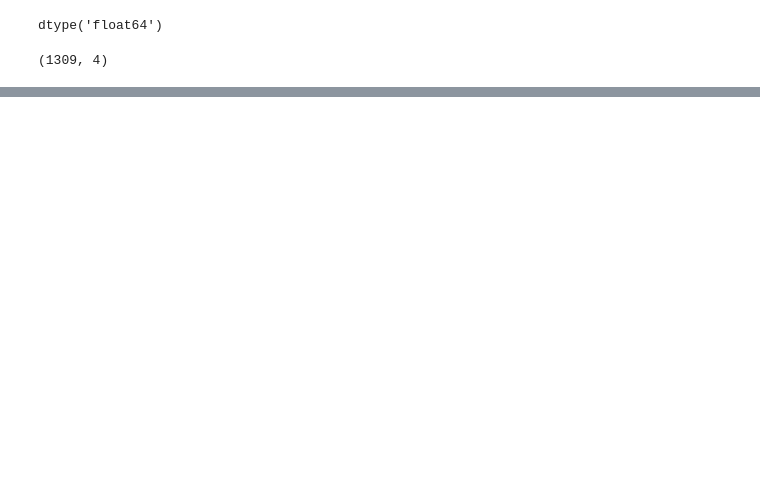
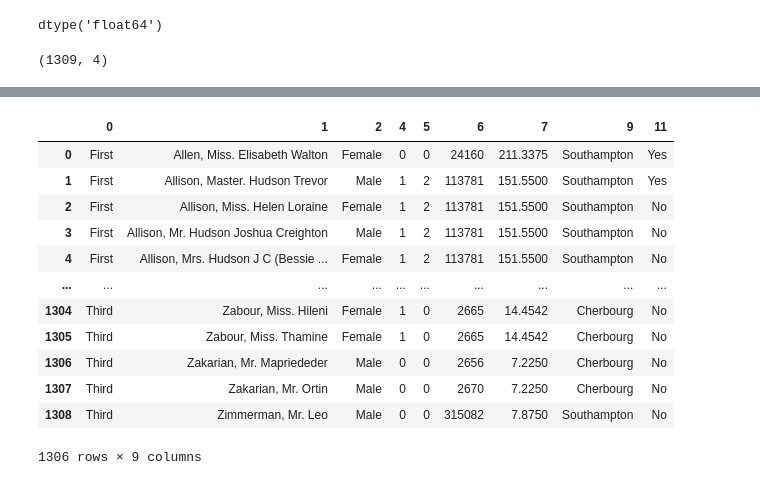
Before and after one commit to Endistic/DW, a Jupyter notebook: Hello_World.ipynb, the cells around one changed output, grey strips where cells are left out. Drawn from its saved outputs; the diff is of its cells as text; code cells hidden in the pictures; blank space fills up the shorter version.

```diff
--- a/Hello_World.ipynb
+++ b/Hello_World.ipynb
@@ -373,0 +561,3 @@ array([[0.        , 0.        , 0.        , 0.        ],
+# %%
+df_clean = df.drop([3,8,10],axis = 1)
+df_clean.isnull().sum(axis = 0)
@@ -373,0 +575,3 @@ array([[0.        , 0.        , 0.        , 0.        ],
+# %%
+df_clean_row = df_clean.dropna(axis = 0)
+df_clean_row.isnull().sum(axis = 0)
@@ -373,0 +589,16 @@ array([[0.        , 0.        , 0.        , 0.        ],
+# %%
+df_clean_row
+# %% [output]
+|  | 0 | 1 | 2 | 4 | 5 | 6 | 7 | 9 | 11 |
+| 0 | First | Allen, Miss. Elisabeth Walton | Female | 0 | 0 | 24160 | 211.3375 | Southampton | Yes |
+| 1 | First | Allison, Master. Hudson Trevor | Male | 1 | 2 | 113781 | 151.5500 | Southampton | Yes |
+| 2 | First | Allison, Miss. Helen Loraine | Female | 1 | 2 | 113781 | 151.5500 | Southampton | No |
+| 3 | First | Allison, Mr. Hudson Joshua Creighton | Male | 1 | 2 | 113781 | 151.5500 | Southampton | No |
+| 4 | First | Allison, Mrs. Hudson J C (Bessie ... | Female | 1 | 2 | 113781 | 151.5500 | Southampton | No |
+| ... | ... | ... | ... | ... | ... | ... | ... | ... | ... |
+| 1304 | Third | Zabour, Miss. Hileni | Female | 1 | 0 | 2665 | 14.4542 | Cherbourg | No |
+| 1305 | Third | Zabour, Miss. Thamine | Female | 1 | 0 | 2665 | 14.4542 | Cherbourg | No |
+| 1306 | Third | Zakarian, Mr. Mapriededer | Male | 0 | 0 | 2656 | 7.2250 | Cherbourg | No |
+| 1307 | Third | Zakarian, Mr. Ortin | Male | 0 | 0 | 2670 | 7.2250 | Cherbourg | No |
+| 1308 | Third | Zimmerman, Mr. Leo | Male | 0 | 0 | 315082 | 7.8750 | Southampton | No |
+1306 rows × 9 columns
```
Also changed, not shown: parts of 46 cells of this notebook.
